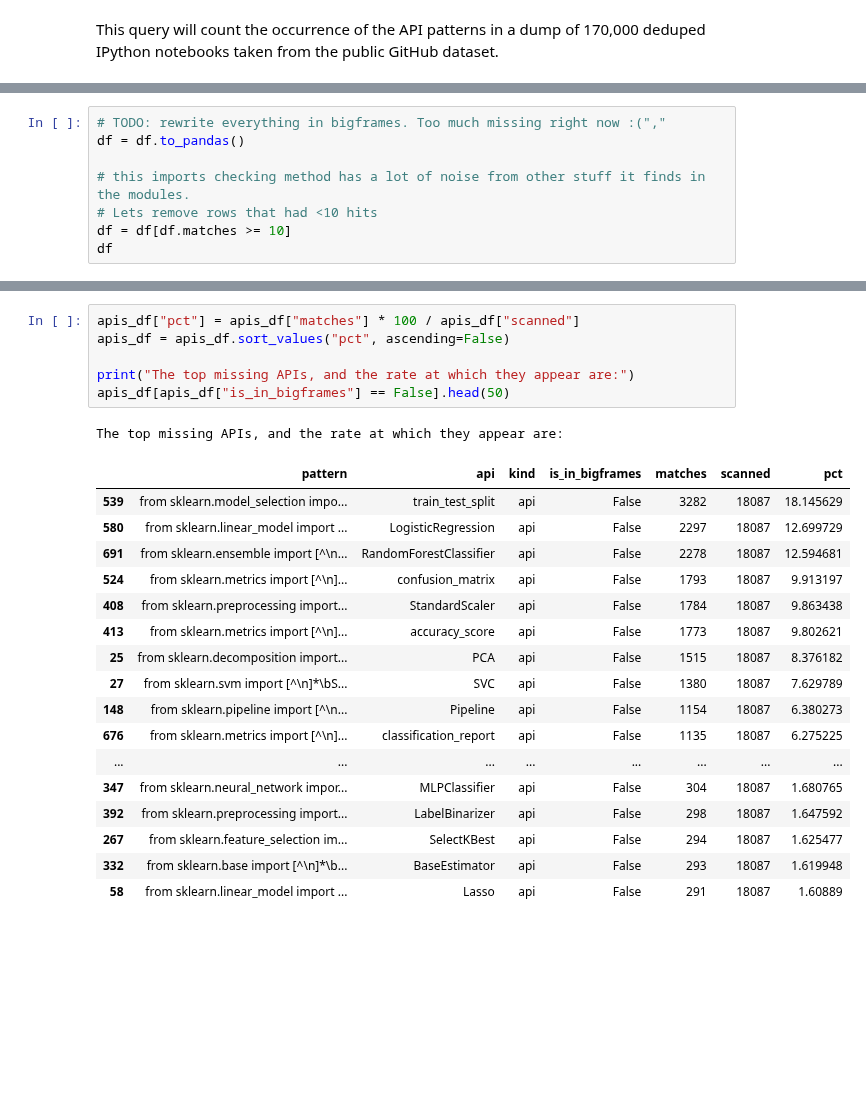
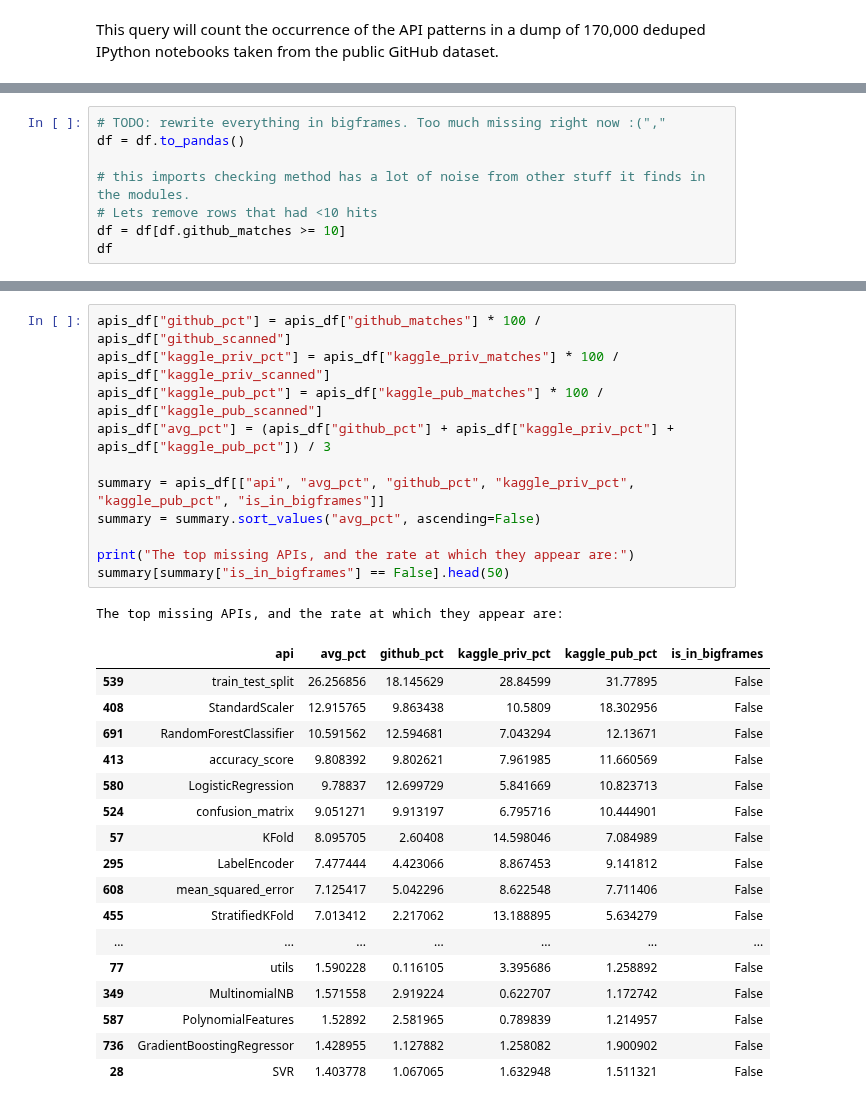
Before and after one commit to googleapis/python-bigquery-dataframes, a Jupyter notebook: notebooks/05 - Scikit-Learn API Coverage Report.ipynb, the cells around one changed output, grey strips where cells are left out. Drawn from its saved outputs; the diff is of its cells as text; blank space fills up the shorter version.

Commit message:
Update sklearn coverage report with kaggle data
Change-Id: I403e2e04f9828ef0b1f194ea09a2f6a6fab70b44

```diff
--- a/notebooks/05 - Scikit-Learn API Coverage Report.ipynb
+++ b/notebooks/05 - Scikit-Learn API Coverage Report.ipynb
@@ -129,6 +140,6 @@ df = df.to_pandas()
 
 # this imports checking method has a lot of noise from other stuff it finds in the modules.
 # Lets remove rows that had <10 hits
-df = df[df.matches >= 10]
+df = df[df.github_matches >= 10]
 df
 # %% [output]
@@ -159,25 +176,30 @@ Weighted by use, BigFrames ML implements 4% of SKLearn APIs
 # %%
-apis_df["pct"] = apis_df["matches"] * 100 / apis_df["scanned"]
-apis_df = apis_df.sort_values("pct", ascending=False)
+apis_df["github_pct"] = apis_df["github_matches"] * 100 / apis_df["github_scanned"]
+apis_df["kaggle_priv_pct"] = apis_df["kaggle_priv_matches"] * 100 / apis_df["kaggle_priv_scanned"]
+apis_df["kaggle_pub_pct"] = apis_df["kaggle_pub_matches"] * 100 / apis_df["kaggle_pub_scanned"]
+apis_df["avg_pct"] = (apis_df["github_pct"] + apis_df["kaggle_priv_pct"] + apis_df["kaggle_pub_pct"]) / 3
+
+summary = apis_df[["api", "avg_pct", "github_pct", "kaggle_priv_pct", "kaggle_pub_pct", "is_in_bigframes"]]
+summary = summary.sort_values("avg_pct", ascending=False)
 
 print("The top missing APIs, and the rate at which they appear are:")
-apis_df[apis_df["is_in_bigframes"] == False].head(50)
+summary[summary["is_in_bigframes"] == False].head(50)
 # %% [output]
 The top missing APIs, and the rate at which they appear are:
-|  | pattern | api | kind | is_in_bigframes | matches | scanned | pct |
-| 539 | from sklearn.model_selection impo... | train_test_split | api | False | 3282 | 18087 | 18.145629 |
-| 580 | from sklearn.linear_model import ... | LogisticRegression | api | False | 2297 | 18087 | 12.699729 |
-| 691 | from sklearn.ensemble import [^\n... | RandomForestClassifier | api | False | 2278 | 18087 | 12.594681 |
-| 524 | from sklearn.metrics import [^\n]... | confusion_matrix | api | False | 1793 | 18087 | 9.913197 |
-| 408 | from sklearn.preprocessing import... | StandardScaler | api | False | 1784 | 18087 | 9.863438 |
-| 413 | from sklearn.metrics import [^\n]... | accuracy_score | api | False | 1773 | 18087 | 9.802621 |
-| 25 | from sklearn.decomposition import... | PCA | api | False | 1515 | 18087 | 8.376182 |
-| 27 | from sklearn.svm import [^\n]*\bS... | SVC | api | False | 1380 | 18087 | 7.629789 |
-| 148 | from sklearn.pipeline import [^\n... | Pipeline | api | False | 1154 | 18087 | 6.380273 |
-| 676 | from sklearn.metrics import [^\n]... | classification_report | api | False | 1135 | 18087 | 6.275225 |
-| ... | ... | ... | ... | ... | ... | ... | ... |
-| 347 | from sklearn.neural_network impor... | MLPClassifier | api | False | 304 | 18087 | 1.680765 |
-| 392 | from sklearn.preprocessing import... | LabelBinarizer | api | False | 298 | 18087 | 1.647592 |
-| 267 | from sklearn.feature_selection im... | SelectKBest | api | False | 294 | 18087 | 1.625477 |
-| 332 | from sklearn.base import [^\n]*\b... | BaseEstimator | api | False | 293 | 18087 | 1.619948 |
-| 58 | from sklearn.linear_model import ... | Lasso | api | False | 291 | 18087 | 1.60889 |
+|  | api | avg_pct | github_pct | kaggle_priv_pct | kaggle_pub_pct | is_in_bigframes |
+| 539 | train_test_split | 26.256856 | 18.145629 | 28.84599 | 31.77895 | False |
+| 408 | StandardScaler | 12.915765 | 9.863438 | 10.5809 | 18.302956 | False |
+| 691 | RandomForestClassifier | 10.591562 | 12.594681 | 7.043294 | 12.13671 | False |
+| 413 | accuracy_score | 9.808392 | 9.802621 | 7.961985 | 11.660569 | False |
+| 580 | LogisticRegression | 9.78837 | 12.699729 | 5.841669 | 10.823713 | False |
+| 524 | confusion_matrix | 9.051271 | 9.913197 | 6.795716 | 10.444901 | False |
+| 57 | KFold | 8.095705 | 2.60408 | 14.598046 | 7.084989 | False |
+| 295 | LabelEncoder | 7.477444 | 4.423066 | 8.867453 | 9.141812 | False |
+| 608 | mean_squared_error | 7.125417 | 5.042296 | 8.622548 | 7.711406 | False |
+| 455 | StratifiedKFold | 7.013412 | 2.217062 | 13.188895 | 5.634279 | False |
+| ... | ... | ... | ... | ... | ... | ... |
+| 77 | utils | 1.590228 | 0.116105 | 3.395686 | 1.258892 | False |
+| 349 | MultinomialNB | 1.571558 | 2.919224 | 0.622707 | 1.172742 | False |
+| 587 | PolynomialFeatures | 1.52892 | 2.581965 | 0.789839 | 1.214957 | False |
+| 736 | GradientBoostingRegressor | 1.428955 | 1.127882 | 1.258082 | 1.900902 | False |
+| 28 | SVR | 1.403778 | 1.067065 | 1.632948 | 1.511321 | False |
```
Also changed, not shown: parts of 3 cells of this notebook.
